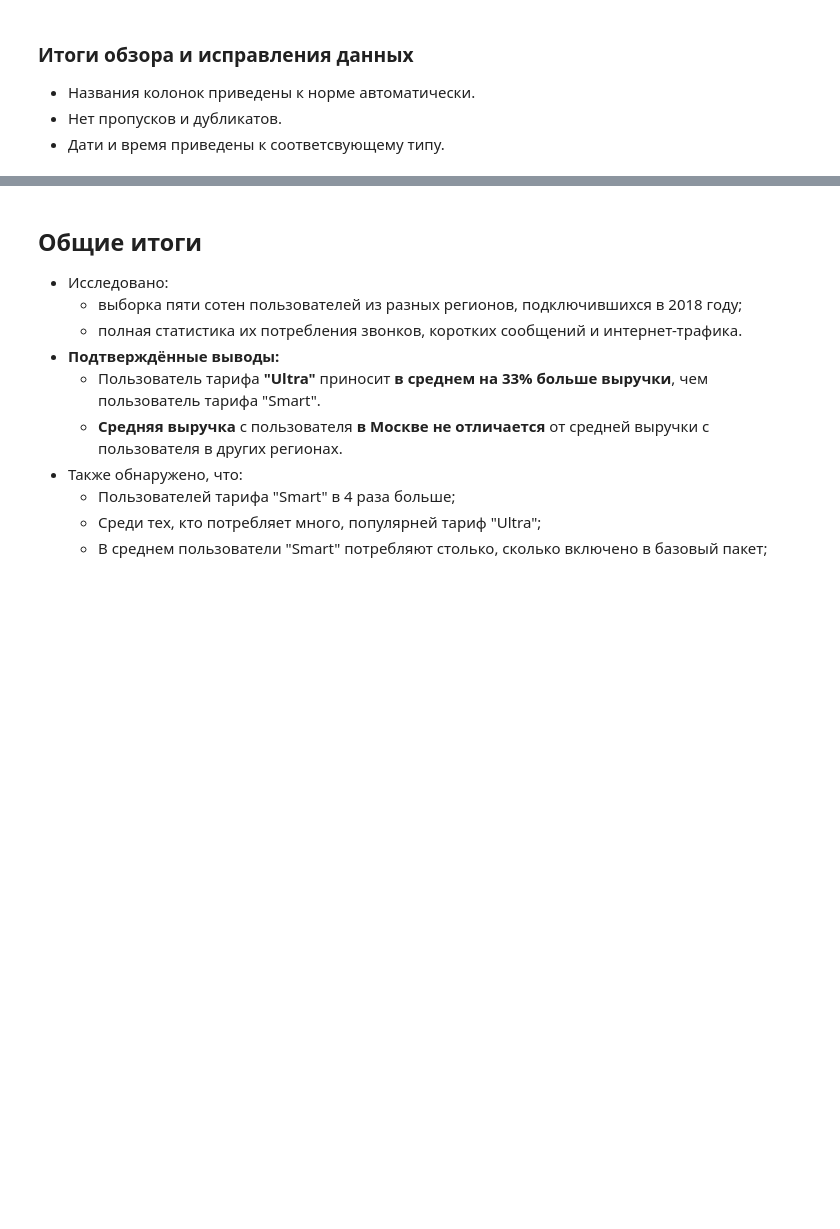
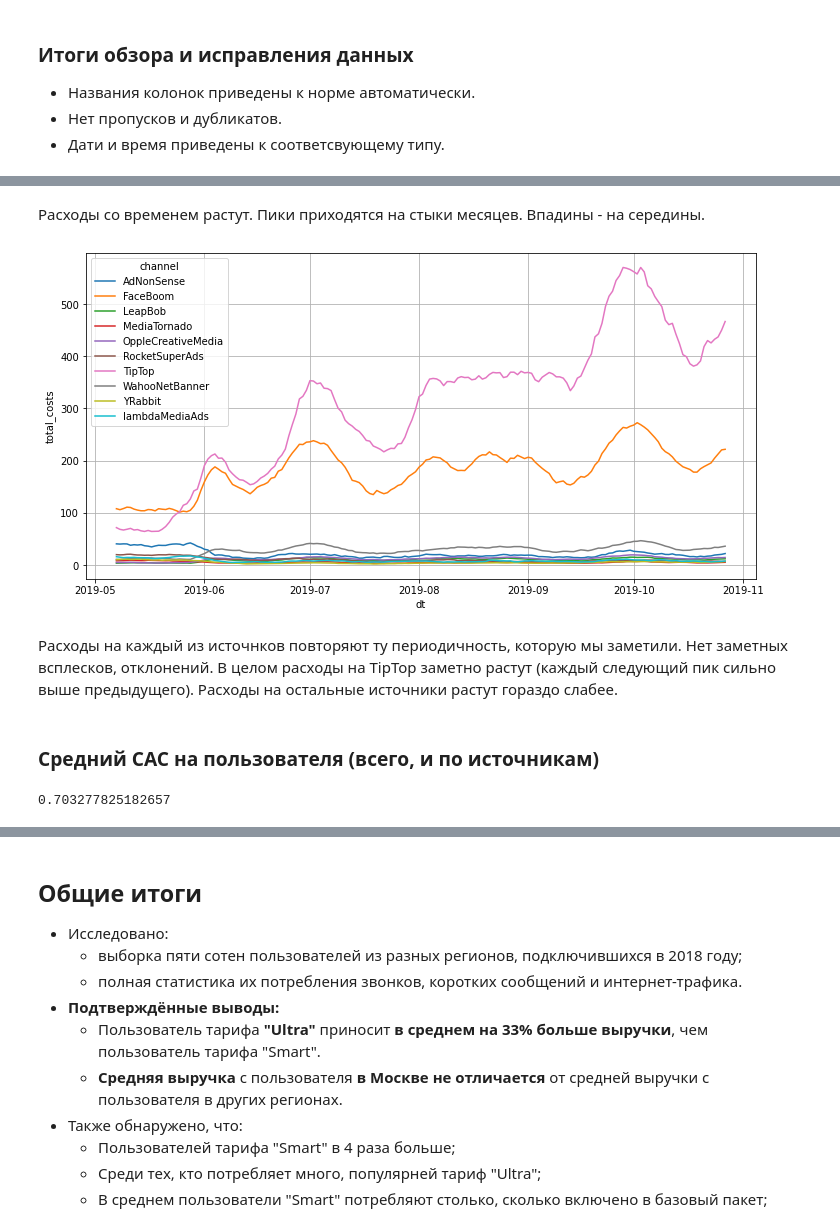
Before and after one commit to okeangel/da_portfolio, a Jupyter notebook: portfolio/week_14_marketing.ipynb, the cells around one changed output, grey strips where cells are left out. Drawn from its saved outputs; the diff is of its cells as text; code cells hidden in the pictures; blank space fills up the shorter version.

```diff
--- a/portfolio/week_14_marketing.ipynb
+++ b/portfolio/week_14_marketing.ipynb
@@ -184,3 +198,10 @@ def fillnaby(data, column, groupby, func='median'):
+# %%
+def insert_ma(df, window):
+    """Return dataframe with inserted MA for each column
+    """
+    for column in df.columns.values:
+        df[column] = df[column].rolling(window).mean()
+    return df
 # %% [markdown]
 ##### Отображение данных
 # %%
@@ -473,0 +1147,19 @@ memory usage: 42.3+ KB
+# %% [markdown]
+Расходы со временем растут. Пики приходятся на стыки месяцев. Впадины - на середины.
+# %%
+insert_ma(
+    costs.pivot_table(
+        index='dt', columns='channel', values='costs', aggfunc='sum'),
+    7
+).plot(figsize=FIGSIZE, grid=True, ylabel='total_costs')
+plt.show()
+# %% [output]
+[figure, added]
+# %% [markdown]
+Расходы на каждый из источнков повторяют ту периодичность, которую мы заметили. Нет заметных всплесков, отклонений. В целом расходы на TipTop заметно растут (каждый следующий пик сильно выше предыдущего). Расходы на остальные источники растут гораздо слабее.
+# %% [markdown]
+### Cредний CAC на пользователя (всего, и по источникам)
+# %%
+costs['costs'].sum() / visits['user_id'].nunique()
+# %% [output]
+0.703277825182657
```
Also changed, not shown: parts of 54 cells of this notebook, 2 other files.
